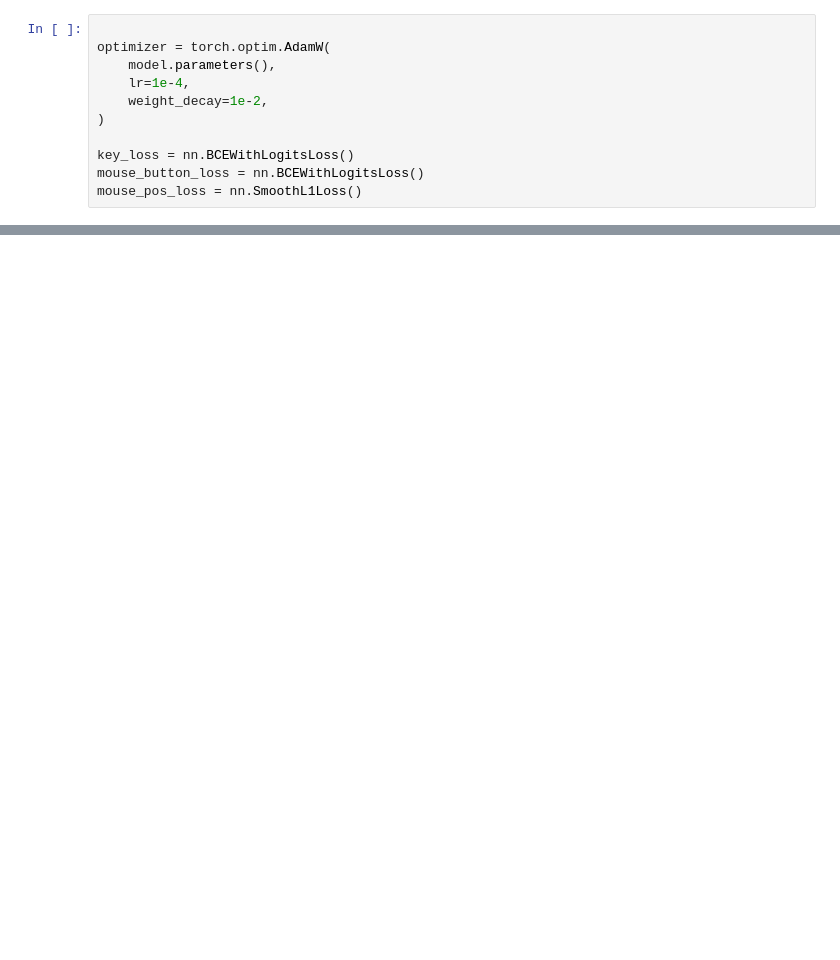
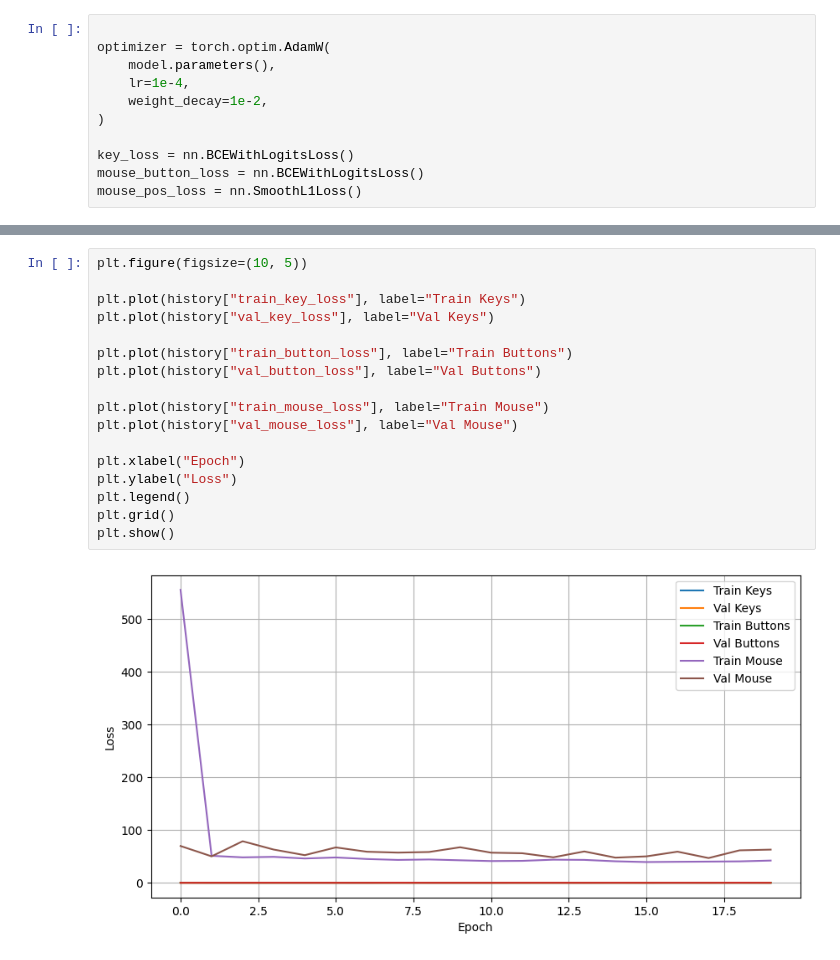
Before and after one commit to s-ginger/Roblox_AI_Model_Learning, a Jupyter notebook: notebook.ipynb, the cells around one changed output, grey strips where cells are left out. Drawn from its saved outputs; the diff is of its cells as text; blank space fills up the shorter version.

```diff
--- a/notebook.ipynb
+++ b/notebook.ipynb
@@ -154,0 +477,19 @@ mouse_pos_loss = nn.SmoothL1Loss()
+# %%
+plt.figure(figsize=(10, 5))
+
+plt.plot(history["train_key_loss"], label="Train Keys")
+plt.plot(history["val_key_loss"], label="Val Keys")
+
+plt.plot(history["train_button_loss"], label="Train Buttons")
+plt.plot(history["val_button_loss"], label="Val Buttons")
+
+plt.plot(history["train_mouse_loss"], label="Train Mouse")
+plt.plot(history["val_mouse_loss"], label="Val Mouse")
+
+plt.xlabel("Epoch")
+plt.ylabel("Loss")
+plt.legend()
+plt.grid()
+plt.show()
+# %% [output]
+[figure, added]
```
Also changed, not shown: parts of 5 cells of this notebook, 3 other files.
